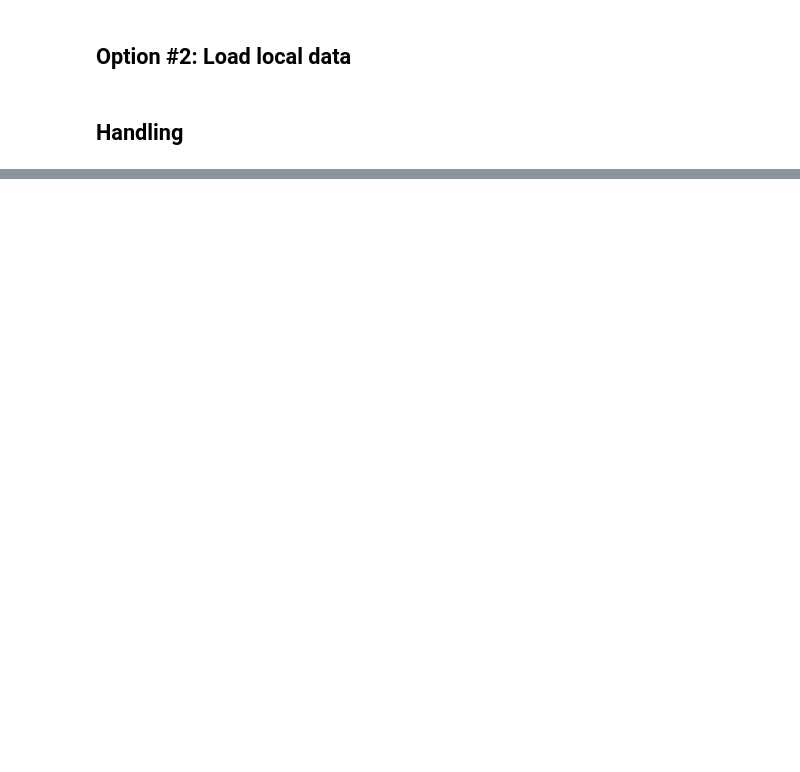
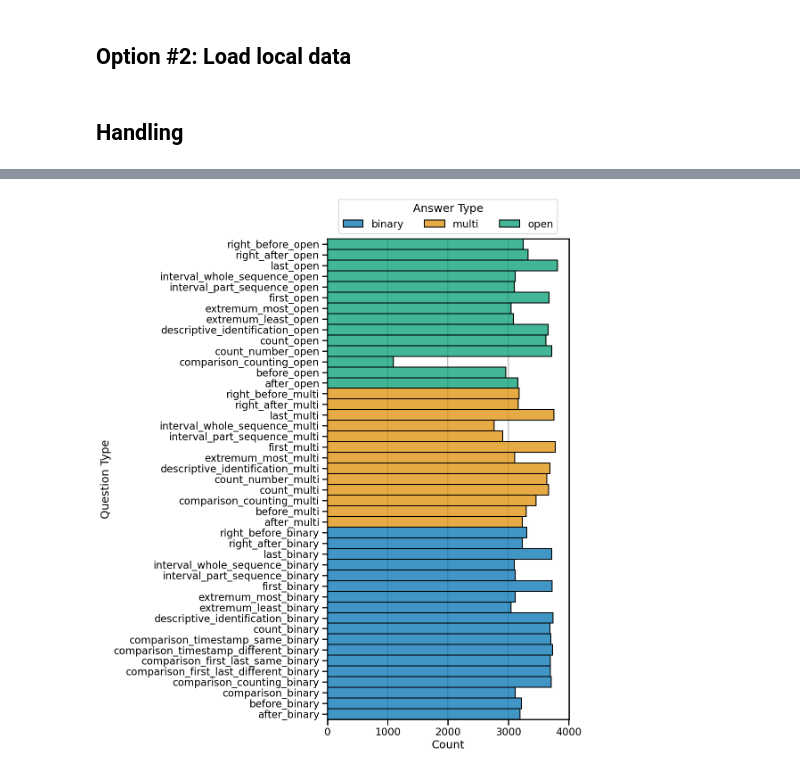
Before and after one commit to mauricekraus/quants-generate, a Jupyter notebook: time_qa-dataset/notebooks/Statistics.ipynb, the cells around one changed output, grey strips where cells are left out. Cells and saved outputs as stored; diff of their text form; code cells hidden in the pictures; blank space fills up the shorter version.

```diff
--- a/time_qa-dataset/notebooks/Statistics.ipynb
+++ b/time_qa-dataset/notebooks/Statistics.ipynb
@@ -94,0 +18,14 @@ data = pd.read_pickle("textual_part.pkl")
+# %%
+datasets_variants = DatasetDict(
+    {
+        variant: load_dataset(
+            "dasyd/time-qa",
+            variant,
+            data_dir=variant,
+            data_files={split: f"{split}-*" for split in ["train", "val", "test"]},
+            verification_mode=VerificationMode.NO_CHECKS,
+        ).remove_columns("trajectory")
+        for variant in ["binary", "multi", "open"]
+    }
+)
+datasets_variants
@@ -94,0 +50,6 @@ data = pd.read_pickle("textual_part.pkl")
+# %%
+data = pd.concat(
+    [pd.DataFrame(split) for variant in datasets_variants.values() for split in variant.values()],
+    ignore_index=True,
+)
+data.head()
@@ -193,11 +180,20 @@ pass
 # %%
 plt.figure(figsize=(7, 14))
 ax = sns.histplot(
     data=data.sort_values(by=["Answer Type", "Question Type"]),
     y="Question Type",
     hue="Answer Type",
     # shrink=0.75,
+    multiple="stack",
+    palette="colorblind",
+    alpha=0.75,
+    zorder=10,
 )
+ax.xaxis.grid(True, zorder=5)
+ax.set_ylim(-0.5, len(data["Question Type"].unique()) - 0.5)
 sns.move_legend(ax, "lower center", bbox_to_anchor=(0.5, 1), ncol=3, frameon=True)
-plt.savefig("question_distribution.pdf", bbox_inches="tight")
+
+plt.savefig("question_distribution.pdf", bbox_inches="tight", pad_inches=0)
 pass
+# %% [output]
+[figure, added]
```
Also changed, not shown: parts of 16 cells of this notebook.
